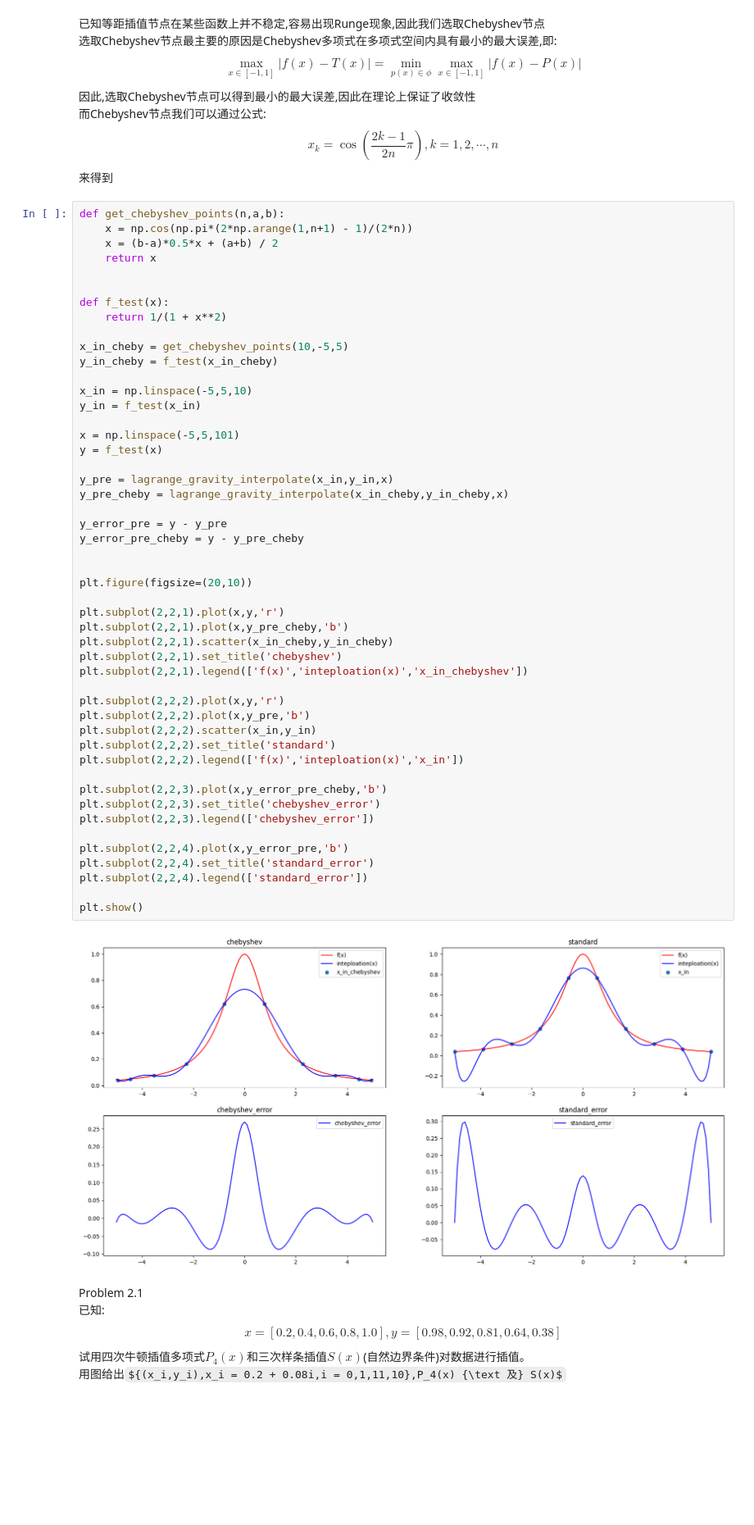
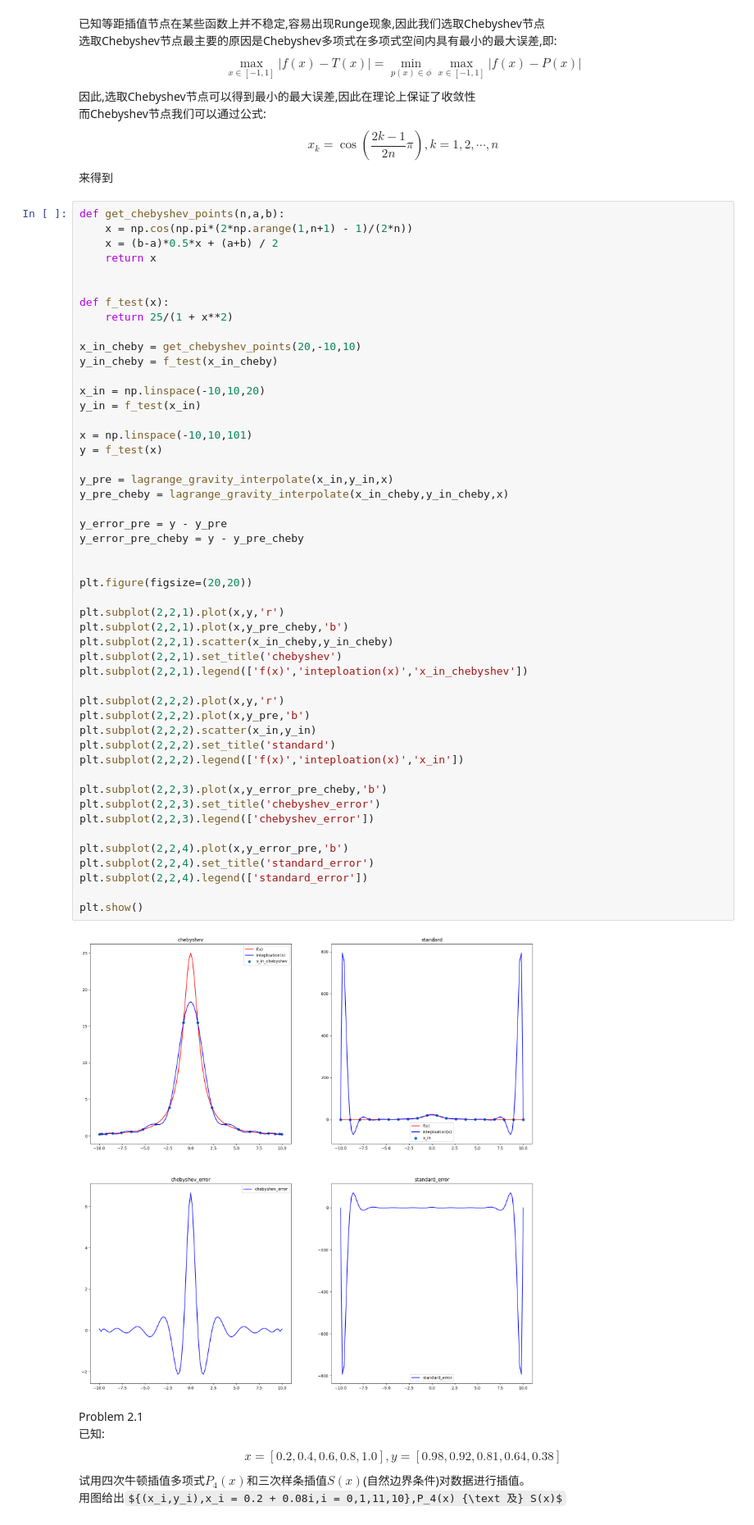
Before and after one commit to oooopsa/numeric_analysis, a Jupyter notebook: Code/插值法.ipynb, the cells around one changed output. Shown: that part at 82% size. Drawn from its saved outputs; the diff is of its cells as text; some formulas as TeX source; blank space fills up the shorter version.

```diff
--- a/Code/插值法.ipynb
+++ b/Code/插值法.ipynb
@@ -637,49 +736,49 @@ def get_chebyshev_points(n,a,b):
 
 
 def f_test(x):
-    return 1/(1 + x**2)
+    return 25/(1 + x**2)
 
-x_in_cheby = get_chebyshev_points(10,-5,5)
+x_in_cheby = get_chebyshev_points(20,-10,10)
 y_in_cheby = f_test(x_in_cheby)
 
-x_in = np.linspace(-5,5,10)
+x_in = np.linspace(-10,10,20)
 y_in = f_test(x_in)
 
-x = np.linspace(-5,5,101)
+x = np.linspace(-10,10,101)
 y = f_test(x)
 
 y_pre = lagrange_gravity_interpolate(x_in,y_in,x)
 y_pre_cheby = lagrange_gravity_interpolate(x_in_cheby,y_in_cheby,x)
 
 y_error_pre = y - y_pre
 y_error_pre_cheby = y - y_pre_cheby
 
 
-plt.figure(figsize=(20,10))
+plt.figure(figsize=(20,20))
 
 plt.subplot(2,2,1).plot(x,y,'r')
 plt.subplot(2,2,1).plot(x,y_pre_cheby,'b')
 plt.subplot(2,2,1).scatter(x_in_cheby,y_in_cheby)
 plt.subplot(2,2,1).set_title('chebyshev')
 plt.subplot(2,2,1).legend(['f(x)','inteploation(x)','x_in_chebyshev'])
 
 plt.subplot(2,2,2).plot(x,y,'r')
 plt.subplot(2,2,2).plot(x,y_pre,'b')
 plt.subplot(2,2,2).scatter(x_in,y_in)
 plt.subplot(2,2,2).set_title('standard')
 plt.subplot(2,2,2).legend(['f(x)','inteploation(x)','x_in'])
 
 plt.subplot(2,2,3).plot(x,y_error_pre_cheby,'b')
 plt.subplot(2,2,3).set_title('chebyshev_error')
 plt.subplot(2,2,3).legend(['chebyshev_error'])
 
 plt.subplot(2,2,4).plot(x,y_error_pre,'b')
 plt.subplot(2,2,4).set_title('standard_error')
 plt.subplot(2,2,4).legend(['standard_error'])
 
 plt.show()
 # %% [output]
-[figure, old version]
+[figure, new version]
 # %% [markdown]
 Problem 2.1\
 已知:$$x = [0.2,0.4,0.6,0.8,1.0],y = [0.98,0.92,0.81,0.64,0.38]$$
```
Also changed, not shown: parts of 4 cells of this notebook, 45 other files.
